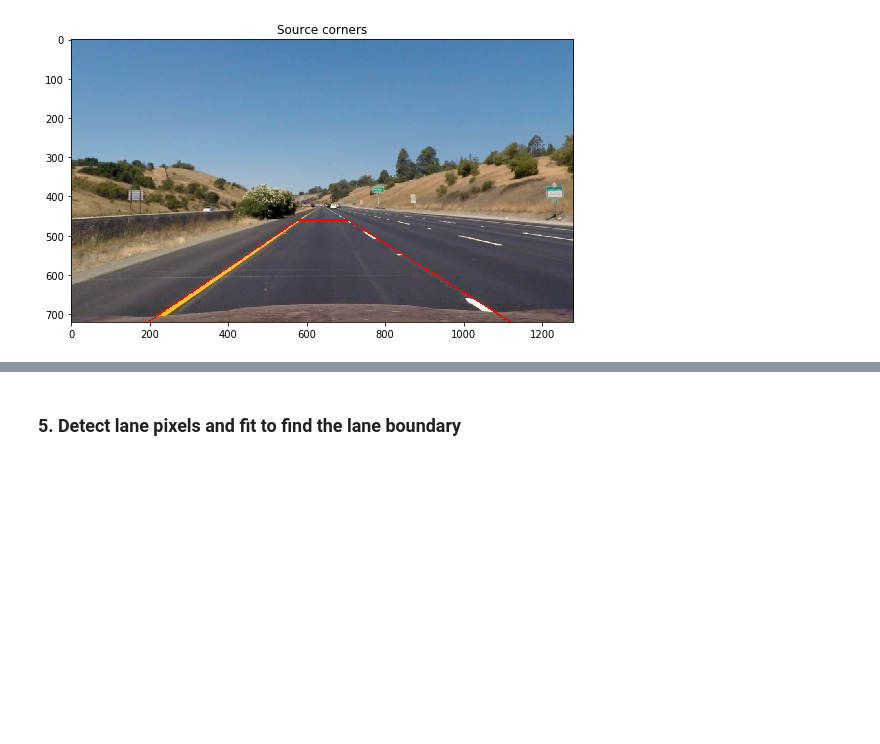
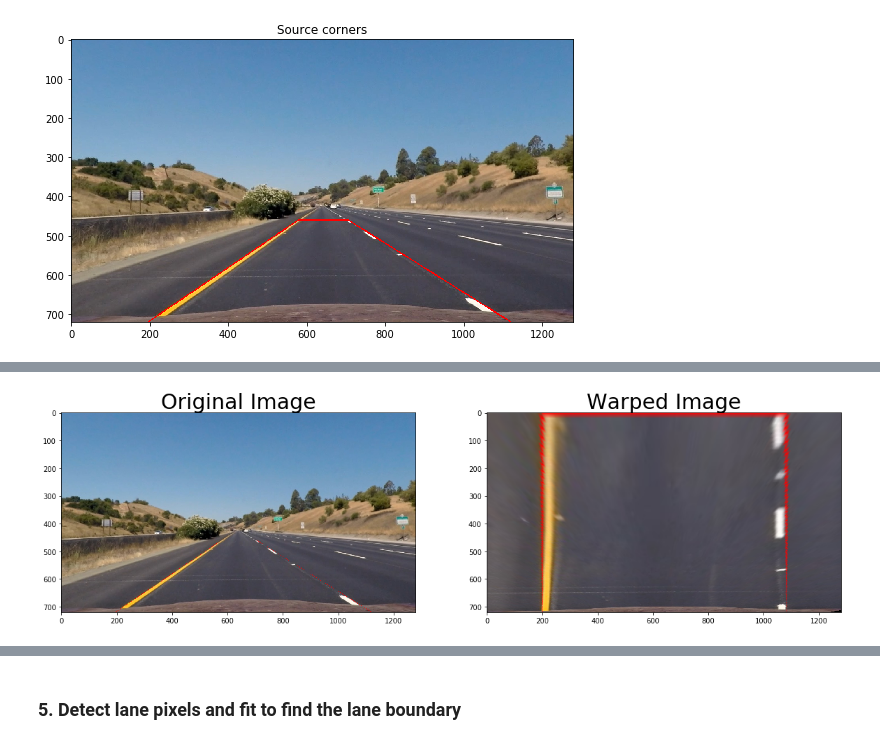
Before and after one commit to ek8203/CarND-Advanced-Lane-Lines, a Jupyter notebook: advanced_lane_finding.ipynb, the cells around one changed output, grey strips where cells are left out. Cells and saved outputs as stored; diff of their text form; code cells hidden in the pictures; blank space fills up the shorter version.

```diff
--- a/advanced_lane_finding.ipynb
+++ b/advanced_lane_finding.ipynb
@@ -398,0 +408,88 @@ By some reason the mark lines look different than in the examples but it is fine
+# %%
+# Read a test image
+image = cv2.imread('test_images/straight_lines1.jpg')
+image = cv2.cvtColor(image, cv2.COLOR_BGR2RGB)
+
+# Remove distortion
+#image = undistort(image, "camera_cal/dist_pickle.p")
+undist = cv2.undistort(image, line.mtx, line.dist, None, line.mtx)
+
+# Binary thresholded image
+binary = combined_binary(undist)
+image_size = (binary.shape[1], binary.shape[0])
+
+#image = cv2.imread('test_images/test5.jpg')
+#image = cv2.cvtColor(image, cv2.COLOR_BGR2RGB)
+
+# Remove distortion
+#undist = undistort(image, "camera_cal/dist_pickle.p")
+#binary = combined_binary(undist)
+#img_size = (binary.shape[1], binary.shape[0])
+
+offset = 200
+
+# Define corner points
+tl = [tl_x, tl_y]  # top-left
+tr = [tr_x, tr_y]  # top-right
+br = [br_x, br_y]  # bottom-right
+bl = [bl_x, bl_y]  # bottom-left
+
+# define sorce and destination points
+line.src = np.float32([tl,tr,br,bl])
+line.dst = np.float32([[offset, 0], [image_size[0] - offset, 0], [image_size[0] - offset, image_size[1]], [offset, image_size[1]]])
+
+width, height = img_size
+#offset = 200
+#src = np.float32([
+#    [  588,   446 ],
+#    [  691,   446 ],
+#    [ 1126,   673 ],
+#    [  153 ,   673 ]])
+#dst = np.float32([[offset, 0], [img_size[0] - offset, 0], [img_size[0] - offset, img_size[1]], [offset, img_size[1]]])
+
+# Draw lines on the image
+marked_image = mark_lines(undist, thick=1)
+
+# get the transform matrix M
+line.M = cv2.getPerspectiveTransform(line.src, line.dst)
+# get inverse transform matrix Minv
+line.Minv = cv2.getPerspectiveTransform(line.dst, line.src)
+
+# Warp to top-down view
+warped = cv2.warpPerspective(marked_image, line.M, (width, height), flags=cv2.INTER_LINEAR)
+
+# Visualize perspective transform
+figure = plt_two(marked_image, warped, 'Original Image', 'Warped Image')
+figure.savefig('output_images/test_warped.jpg')   # save the figure to file
+plt.close(figure)    # close the figure
+
+# Read a test image
+#image = cv2.imread('test_images/test5.jpg')
+#image = cv2.cvtColor(image, cv2.COLOR_BGR2RGB)
+
+# Remove distortion
+#undist = undistort(image, "camera_cal/dist_pickle.p")
+#binary = combined_binary(undist)
+#img_size = (binary.shape[1], binary.shape[0])
+#width, height = img_size
+#offset = 200
+#src = np.float32([
+#    [  588,   446 ],
+#    [  691,   446 ],
+#    [ 1126,   673 ],
+#    [  153 ,   673 ]])
+#dst = np.float32([[offset, 0], [img_size[0] - offset, 0], [img_size[0] - offset, img_size[1]], [offset, img_size[1]]])
+#M = cv2.getPerspectiveTransform(src, dst)
+#Minv = cv2.getPerspectiveTransform(dst, src)
+#binary_warped = cv2.warpPerspective(binary, line.M, (width, height))
+
+#plt.figure(figsize=(10,40))
+#plt.subplot(1,2,1)
+#plt.imshow(binary, cmap='gray')
+#plt.title('Thresholded Binary')
+
+#plt.subplot(1,2,2)
+#plt.imshow(binary_warped, cmap='gray')
+#plt.title('Binary Warped Image')
+# %% [output]
+[figure, added]
```
Also changed, not shown: parts of 25 cells of this notebook.
